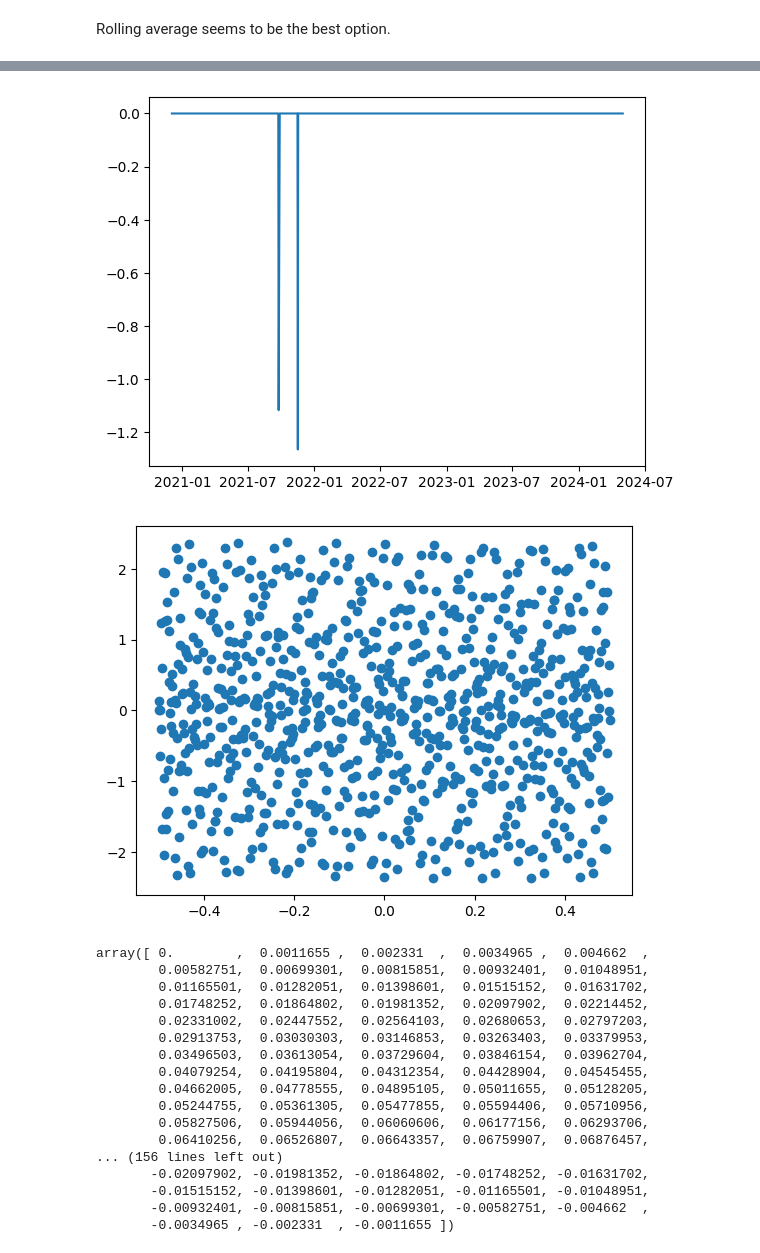
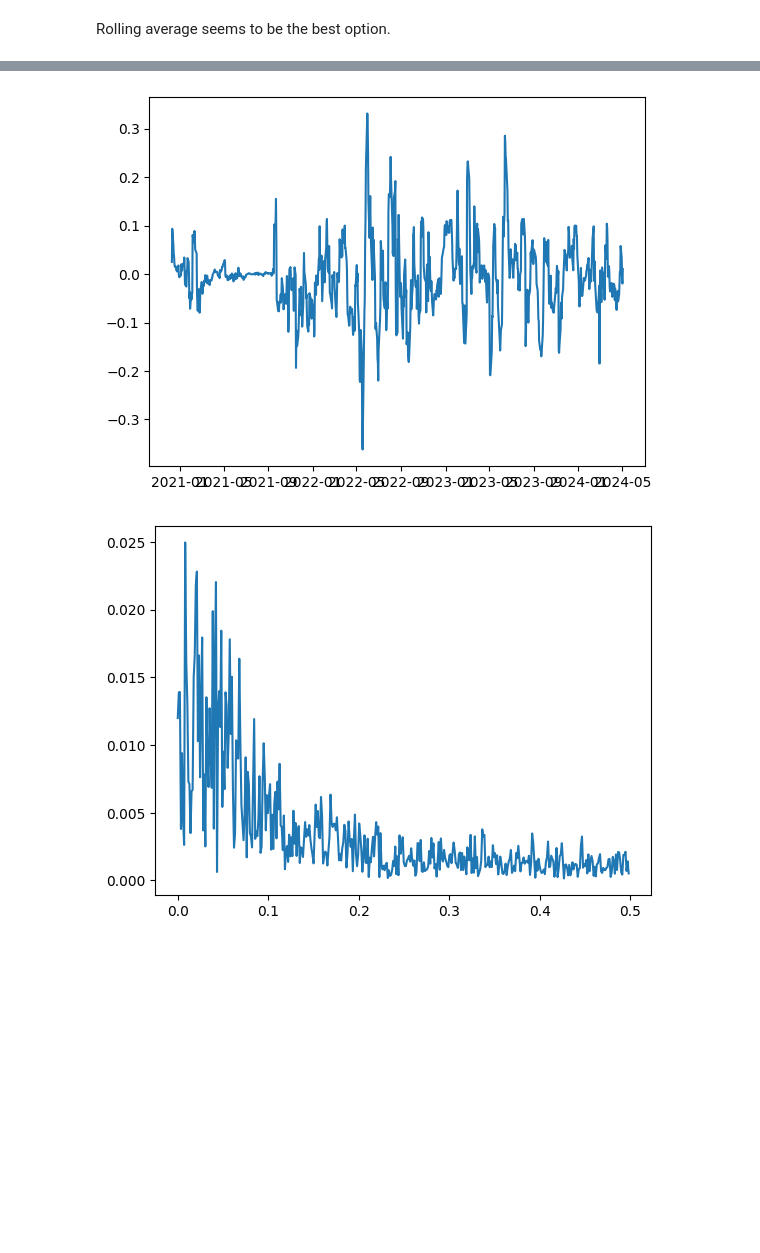
Before and after one commit to GoneSahlin/PutAnalysis, a Jupyter notebook: analysis/approach_2.ipynb, the cells around one changed output, grey strips where cells are left out. Cells and saved outputs as stored; diff of their text form; code cells hidden in the pictures; blank space fills up the shorter version.

```diff
--- a/analysis/approach_2.ipynb
+++ b/analysis/approach_2.ipynb
@@ -16,3 +16,6 @@ DEBUG = False
+# %%
+DEBUG = False
+WINDOW_SIZE = 10
 # %% [markdown]
 ### Load and unpivot
 # %%
@@ -73,6 +76,7 @@ def plot_detrended(ticker, actuals, predictions, adjusted):
     ax.plot(x, predictions)
     ax.plot(x, adjusted)
     ax.set_title(ticker)
+    plt.xticks(rotation=45)
     plt.show()
 # %%
 def detrend_lin_reg(df):
@@ -136,8 +140,6 @@ detrended_df = detrended_df.group_by('ticker').map_groups(detrend_exp_reg)
 Regression detrending isn't working well on tickers that have two distinct trends.
 # %%
 def detrend_moving_avg(df):
-    WINDOW_SIZE = 5
-
     # checks
     assert 'date' in df.columns
     assert 'price' in df.columns
@@ -150,7 +152,7 @@ def detrend_moving_avg(df):
     # calculate rolling average
     df = df.sort(pl.col('date')) \
     .with_columns(pl.col('price').rolling_mean(WINDOW_SIZE).alias('rolling_avg')) \
-    .with_columns((pl.col('price') - pl.col('rolling_avg')).alias('adjusted'))
+    .with_columns(((pl.col('price') - pl.col('rolling_avg')) / pl.col('rolling_avg')).alias('adjusted'))
 
 
     if DEBUG:
@@ -179,20 +173,25 @@ detrended_df = detrended_df.group_by('ticker').map_groups(detrend_moving_avg)
 Rolling average seems to be the best option.
 # %%
 def fft(df):
-    a = df['price'].to_numpy()
+    y = df['price'].to_numpy()
 
-    # a = np.sin(list(range(0, a.shape[-1])))
+    N = y.shape[-1]
 
-    sp = np.fft.fft(a)
+
+    # a = sp.sin(list(range(0, a.shape[-1])))
+
+    yf = sp.fft.fft(y)
 
     if DEBUG:
-        freq = np.fft.fftfreq(a.shape[-1])
+        xf = sp.fft.fftfreq(N)[:N//2]
 
         fig, ax = plt.subplots()
-        plt.scatter(freq, sp.imag)
+        plt.plot(xf, 2.0/N * np.abs(yf[0:N//2]))
 
         plt.show()
-        display(freq)
+        # display(xf)
+
+
     return df
 # %%
 test_tickers = ['NRDY', 'NVDA'] + df['ticker'].unique().to_list()[:1]
@@ -201,7 +200,10 @@ test_tickers = test_tickers[:1]
 filtered_df = df.filter(pl.col('ticker').is_in(test_tickers))
 
 DEBUG = True
-detrended_df = filtered_df.group_by('ticker').map_groups(detrend_moving_avg).drop_nulls().with_columns(pl.when(abs(pl.col('price')) > 1.1).then(pl.col('price')).otherwise(0).alias('price'))
+detrended_df = (
+    filtered_df.group_by('ticker').map_groups(detrend_moving_avg).drop_nulls()
+    # .with_columns(pl.when(abs(pl.col('price')) > 1.1).then(pl.col('price')).otherwise(0).alias('price'))
+)
 
 plot_price(detrended_df)
 DEBUG = True
@@ -212,19 +214,2 @@ fft_df = detrended_df.group_by('ticker').map_groups(fft)
-[figure, old version]
+[figure, new version]
-[figure, old version]
+[figure, new version]
-array([ 0.        ,  0.0011655 ,  0.002331  ,  0.0034965 ,  0.004662  ,
-        0.00582751,  0.00699301,  0.00815851,  0.00932401,  0.01048951,
-        0.01165501,  0.01282051,  0.01398601,  0.01515152,  0.01631702,
-        0.01748252,  0.01864802,  0.01981352,  0.02097902,  0.02214452,
-        0.02331002,  0.02447552,  0.02564103,  0.02680653,  0.02797203,
-        0.02913753,  0.03030303,  0.03146853,  0.03263403,  0.03379953,
-        0.03496503,  0.03613054,  0.03729604,  0.03846154,  0.03962704,
-        0.04079254,  0.04195804,  0.04312354,  0.04428904,  0.04545455,
-        0.04662005,  0.04778555,  0.04895105,  0.05011655,  0.05128205,
-        0.05244755,  0.05361305,  0.05477855,  0.05594406,  0.05710956,
-        0.05827506,  0.05944056,  0.06060606,  0.06177156,  0.06293706,
-        0.06410256,  0.06526807,  0.06643357,  0.06759907,  0.06876457,
-... (156 lines left out)
-       -0.02097902, -0.01981352, -0.01864802, -0.01748252, -0.01631702,
-       -0.01515152, -0.01398601, -0.01282051, -0.01165501, -0.01048951,
-       -0.00932401, -0.00815851, -0.00699301, -0.00582751, -0.004662  ,
-       -0.0034965 , -0.002331  , -0.0011655 ])
```
Also changed, not shown: parts of 7 cells of this notebook, 1 other file.
